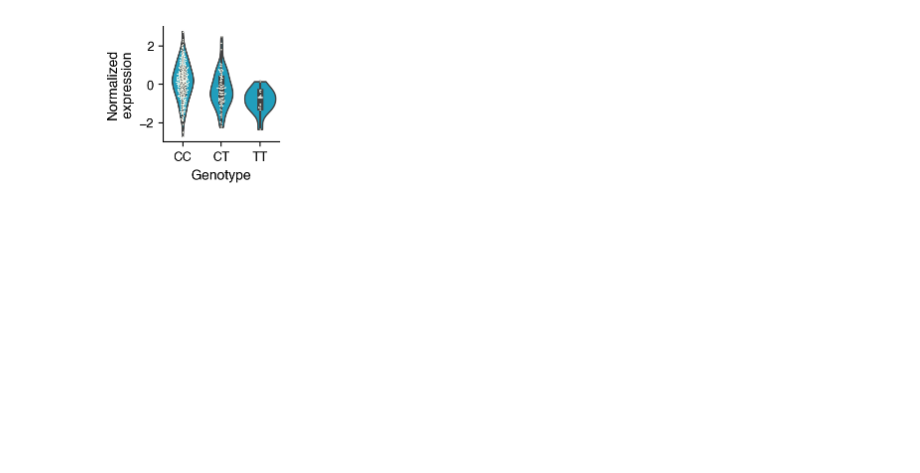
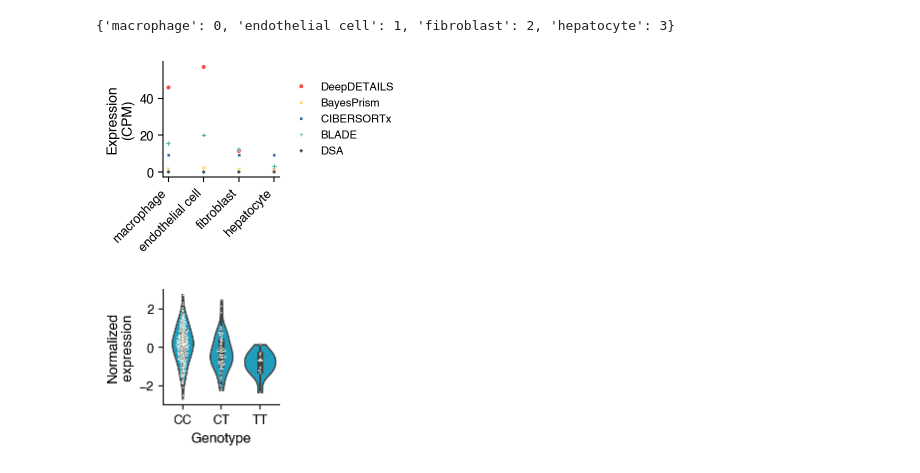
Before and after one commit to haiyuan-yu-lab/DeepDETAILS-analysis, a Jupyter notebook: Notebooks/Fig.6b.Liver.ipynb, the cells around one changed output. Cells and saved outputs as stored; diff of their text form; code cells hidden in the pictures; blank space fills up the shorter version.

```diff
--- a/Notebooks/Fig.6b.Liver.ipynb
+++ b/Notebooks/Fig.6b.Liver.ipynb
@@ -150,3 +210,31 @@ sns.despine()
+# %%
+plot_order_map
+# %% [output]
+{'macrophage': 0, 'endothelial cell': 1, 'fibroblast': 2, 'hepatocyte': 3}
+# %%
+fig, ax = plt.subplots(figsize=(1.5, 1.5))
+COLOR_MAP = {
+    "DeepDETAILS": "#fe4a49",
+    "BayesPrism": "#fed766",
+    "CIBERSORTx": "#386fa4",
+    "BLADE": "#52b69a",
+    "DSA": "#495057",
+}
+sns.scatterplot(
+    pd.DataFrame(stat_dec_res).rename(plot_order_map)[["DeepDETAILS", "BayesPrism", "CIBERSORTx", "BLADE", "DSA"]],
+    palette=COLOR_MAP,
+    ax=ax,
+    s=10,
+    legend=True
+              )
+ax.set_ylabel("Expression\n(CPM)")
+ax.legend(bbox_to_anchor=(1.05, 0.5), loc='center left', borderaxespad=0)
+revser_map = {v: k for k, v in plot_order_map.items()}
+ax.set_xticks(range(0, 4), [revser_map[i] for i in range(0, 4)])
+plt.xticks(rotation=45, ha="right")
+sns.despine()
+# %% [output]
+[figure, added]
 # %%
 with open("../../Data/Datasets/eQTL/GTEx_rs5757584_ENSG00000100311.json") as fh:
     _jo = json.load(fh)
```
Also changed, not shown: parts of 6 cells of this notebook, 6 other files.
